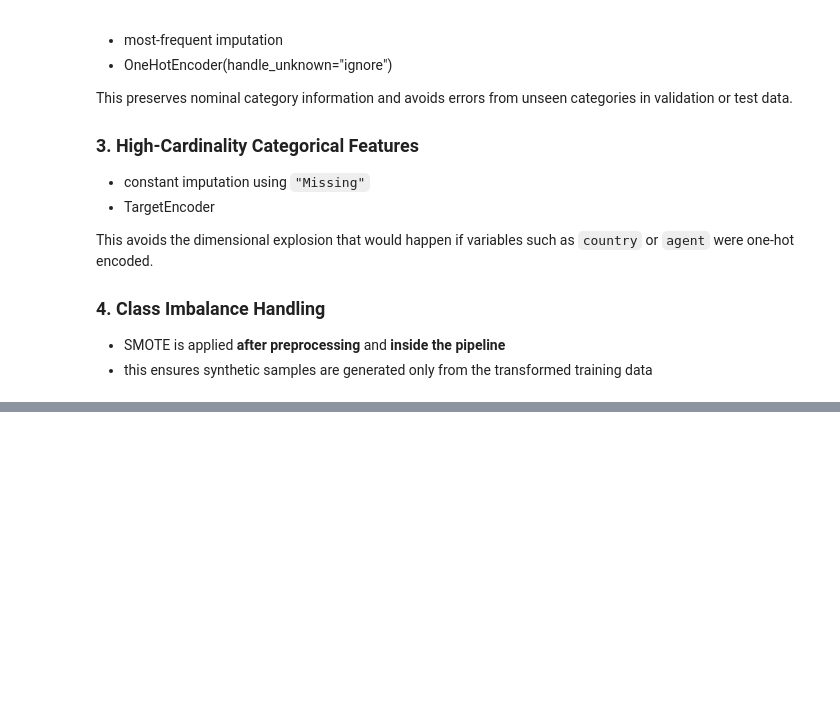
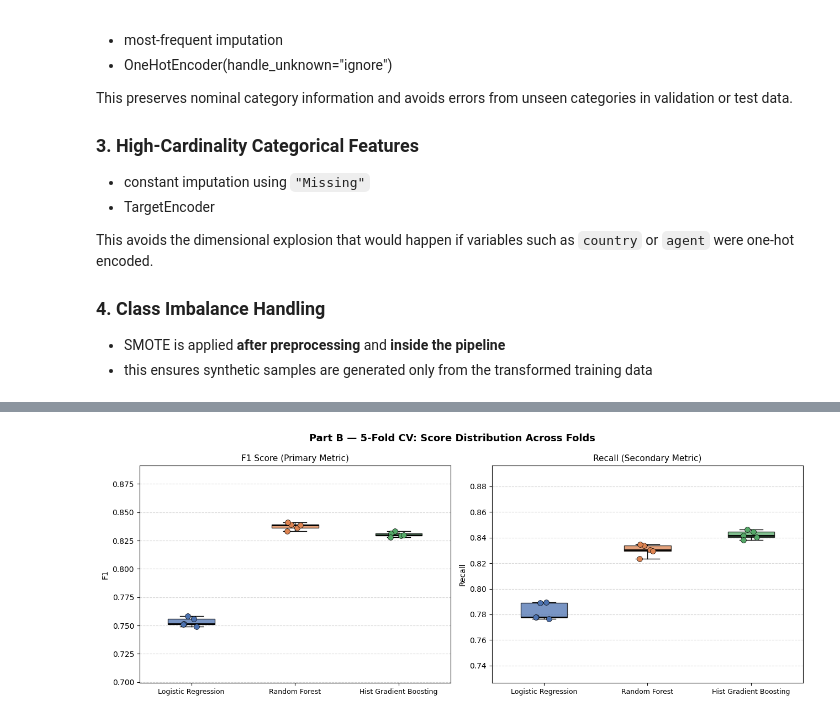
Before and after one commit to YWY2002/INF2008-Hotel-Cancellation-Prediction-Model, a Jupyter notebook: CRISPDM_INF2008_assignment02.ipynb, the cells around one changed output, grey strips where cells are left out. Cells and saved outputs as stored; diff of their text form; code cells hidden in the pictures; blank space fills up the shorter version.

Commit message:
Modeling 2-3 algorithms families and cross-validating to select best model

```diff
--- a/CRISPDM_INF2008_assignment02.ipynb
+++ b/CRISPDM_INF2008_assignment02.ipynb
@@ -339,0 +562,48 @@ stage2_pipeline
+# %%
+# Boxplot comparing F1 and Recall across all 3 models and 5 folds
+model_names  = list(cv_results.keys())
+f1_per_fold  = [cv_results[m]["test_f1"]    for m in model_names]
+rec_per_fold = [cv_results[m]["test_recall"] for m in model_names]
+
+COLORS = ["#4C72B0", "#DD8452", "#55A868"]
+
+fig, axes = plt.subplots(1, 2, figsize=(13, 5))
+fig.suptitle("Part B — 5-Fold CV: Score Distribution Across Folds", fontsize=13, fontweight="bold")
+
+for ax, data, title, ylabel in zip(
+        axes,
+        [f1_per_fold, rec_per_fold],
+        ["F1 Score (Primary Metric)", "Recall (Secondary Metric)"],
+        ["F1", "Recall"]):
+
+    bp = ax.boxplot(
+        data,
+        patch_artist=True,
+        widths=0.45,
+        medianprops=dict(color="black", linewidth=2),
+    )
+    for patch, color in zip(bp["boxes"], COLORS):
+        patch.set_facecolor(color)
+        patch.set_alpha(0.75)
+
+    for i, (d, color) in enumerate(zip(data, COLORS), start=1):
+        jitter = np.random.default_rng(0).uniform(-0.08, 0.08, size=len(d))
+        ax.scatter(np.full_like(d, i) + jitter, d,
+                   color=color, zorder=5, s=50,
+                   edgecolors="black", linewidths=0.5)
+
+    ax.set_xticks(range(1, len(model_names) + 1))
+    ax.set_xticklabels(model_names, fontsize=9)
+    ax.set_title(title, fontsize=11)
+    ax.set_ylabel(ylabel)
+    ax.grid(axis="y", linestyle="--", alpha=0.5)
+    ax.set_ylim(
+        max(0, min(min(d) for d in data) - 0.05),
+        min(1, max(max(d) for d in data) + 0.05)
+    )
+
+plt.tight_layout()
+plt.savefig("partB_boxplot.png", dpi=150, bbox_inches="tight")
+plt.show()
+# %% [output]
+[figure, added]
```
Also changed, not shown: parts of 21 cells of this notebook.
